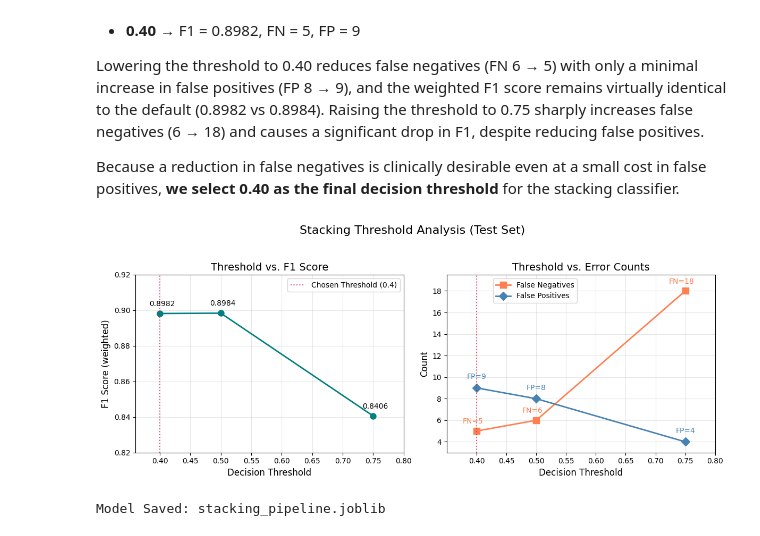
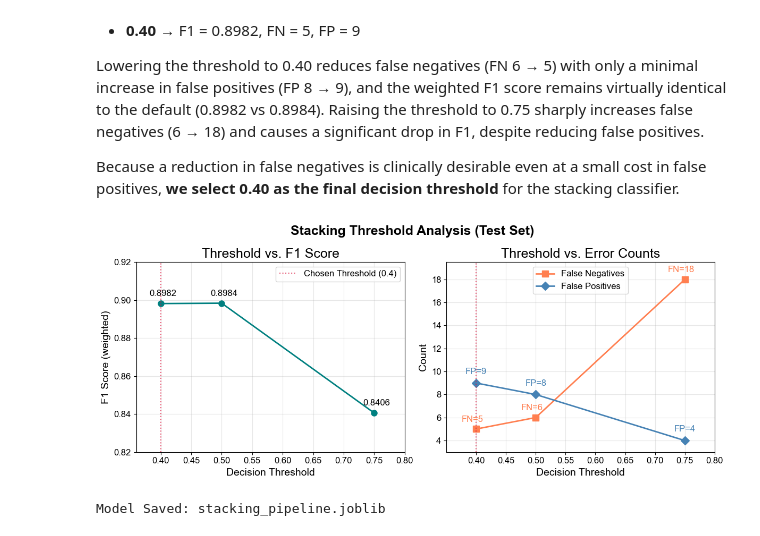
Before and after one commit to Nimaabediforud/Heart-Disease-Prediction, a Jupyter notebook: Notebooks/Classification/HDP-CLS-ML.ipynb, the cells around one changed output. Drawn from its saved outputs; the diff is of its cells as text; code cells hidden in the pictures.

```diff
--- a/Notebooks/Classification/HDP-CLS-ML.ipynb
+++ b/Notebooks/Classification/HDP-CLS-ML.ipynb
@@ -919,53 +977,48 @@ f1_scores  = [0.8982, 0.8984, 0.8406]
 false_neg  = [5, 6, 18]
 false_pos  = [9, 8, 4]
 
 fig, (ax1, ax2) = plt.subplots(1, 2, figsize=(12, 5))
 
-#--------------------------------------------------------
 # --- Left: Threshold vs F1 ---
 ax1.plot(thresholds, f1_scores, 'o-', color='teal', linewidth=2, markersize=8)
-ax1.set_xlabel('Decision Threshold', fontsize=12)
-ax1.set_ylabel('F1 Score (weighted)', fontsize=12)
-ax1.set_title('Threshold vs. F1 Score', fontsize=14)
+ax1.set_xlabel('Decision Threshold', fontsize=14)
+ax1.set_ylabel('F1 Score (weighted)', fontsize=14)
+ax1.set_title('Threshold vs. F1 Score', fontsize=18)
 ax1.set_ylim(0.82, 0.92)
 ax1.set_xlim(0.36, 0.8)
+ax1.tick_params(axis='both', labelsize=12)
 ax1.grid(alpha=0.3)
 
-# Highlight the chosen threshold
 ax1.axvline(x=0.4, color='crimson', linestyle=':', linewidth=1.5, alpha=0.7, label='Chosen Threshold (0.4)')
-ax1.legend()
+ax1.legend(fontsize=12)
 
-# Annotate points
 for x, y in zip(thresholds, f1_scores):
-    ax1.annotate(f'{y:.4f}', (x, y), textcoords="offset points", xytext=(3,10), ha='center')
+    ax1.annotate(f'{y:.4f}', (x, y), textcoords="offset points", xytext=(3, 10), ha='center', fontsize=12)
 
-#--------------------------------------------------------
 # --- Right: Threshold vs FN and FP ---
 ax2.plot(thresholds, false_neg, 's-', color='coral', linewidth=2, markersize=8, label='False Negatives')
 ax2.plot(thresholds, false_pos, 'D-', color='steelblue', linewidth=2, markersize=8, label='False Positives')
-ax2.set_xlabel('Decision Threshold', fontsize=12)
+ax2.set_xlabel('Decision Threshold', fontsize=14)
+ax2.set_ylabel('Count', fontsize=14)
+ax2.set_title('Threshold vs. Error Counts', fontsize=18)
 ax2.set_xticks(np.arange(0.4, 0.85, 0.05))
-ax2.set_ylabel('Count', fontsize=12)
-ax2.set_title('Threshold vs. Error Counts', fontsize=14)
 ax2.set_ylim(3, 19.5)
 ax2.set_xlim(0.35, 0.8)
+ax2.tick_params(axis='both', labelsize=12)
 ax2.grid(alpha=0.3)
 
-# Highlight the chosen threshold
 ax2.axvline(x=0.4, color='crimson', linestyle=':', linewidth=1.5, alpha=0.7)
-ax2.legend(bbox_to_anchor=(0.5, 1))
+ax2.legend(fontsize=12)
 
-# Annotate points
 for x, fn, fp in zip(thresholds, false_neg, false_pos):
-    ax2.annotate(f'FN={fn}', (x, fn), textcoords="offset points", xytext=(-5,10), ha='center', color='coral')
-    ax2.annotate(f'FP={fp}', (x, fp), textcoords="offset points", xytext=(0,12), ha='center', color='steelblue')
+    ax2.annotate(f'FN={fn}', (x, fn), textcoords="offset points", xytext=(-5, 10), ha='center', color='coral', fontsize=12)
+    ax2.annotate(f'FP={fp}', (x, fp), textcoords="offset points", xytext=(0, 12), ha='center', color='steelblue', fontsize=12)
 
-#--------------------------------------------------------
-plt.suptitle('Stacking Threshold Analysis (Test Set)', fontsize=16)
+plt.suptitle('Stacking Threshold Analysis (Test Set)', fontsize=18, fontweight='bold')
 plt.tight_layout()
 plt.show()
 # %% [output]
-[figure, old version]
+[figure, new version]
 # %%
 #--------------------------------------------
 # Save the model & preprocessing pipeline
```
Also changed, not shown: parts of 15 cells of this notebook, 6 other files.
